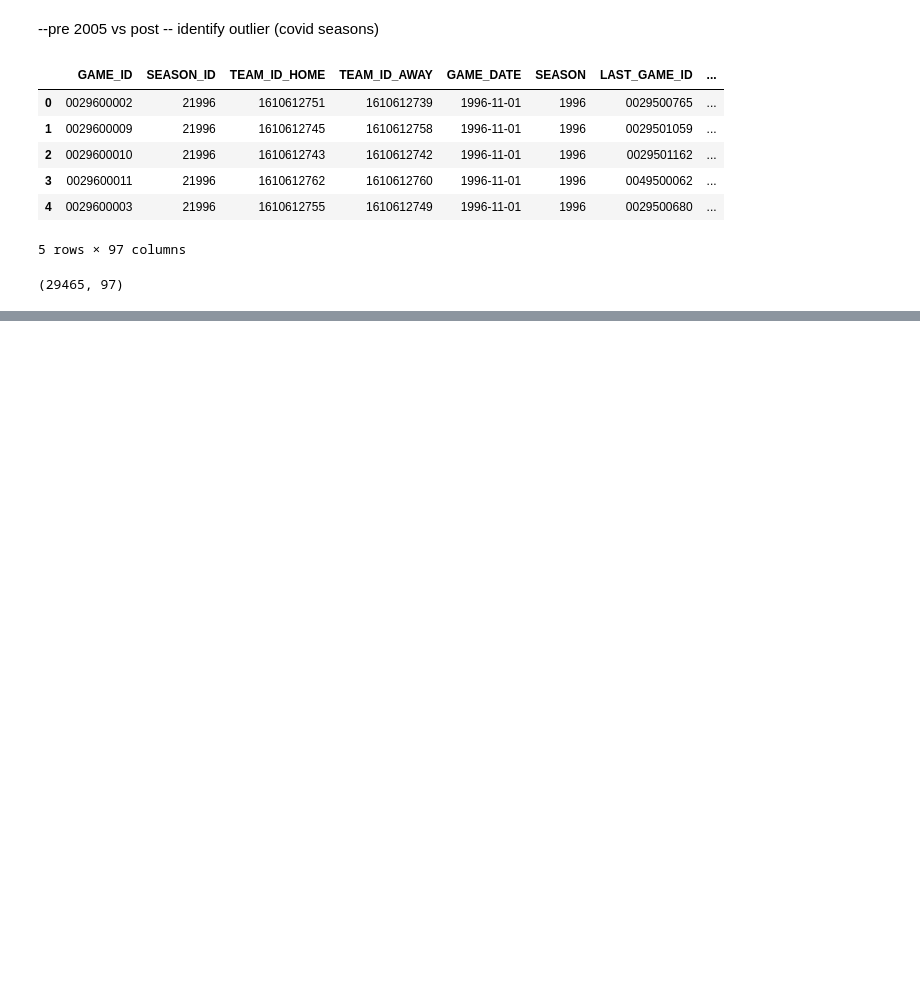
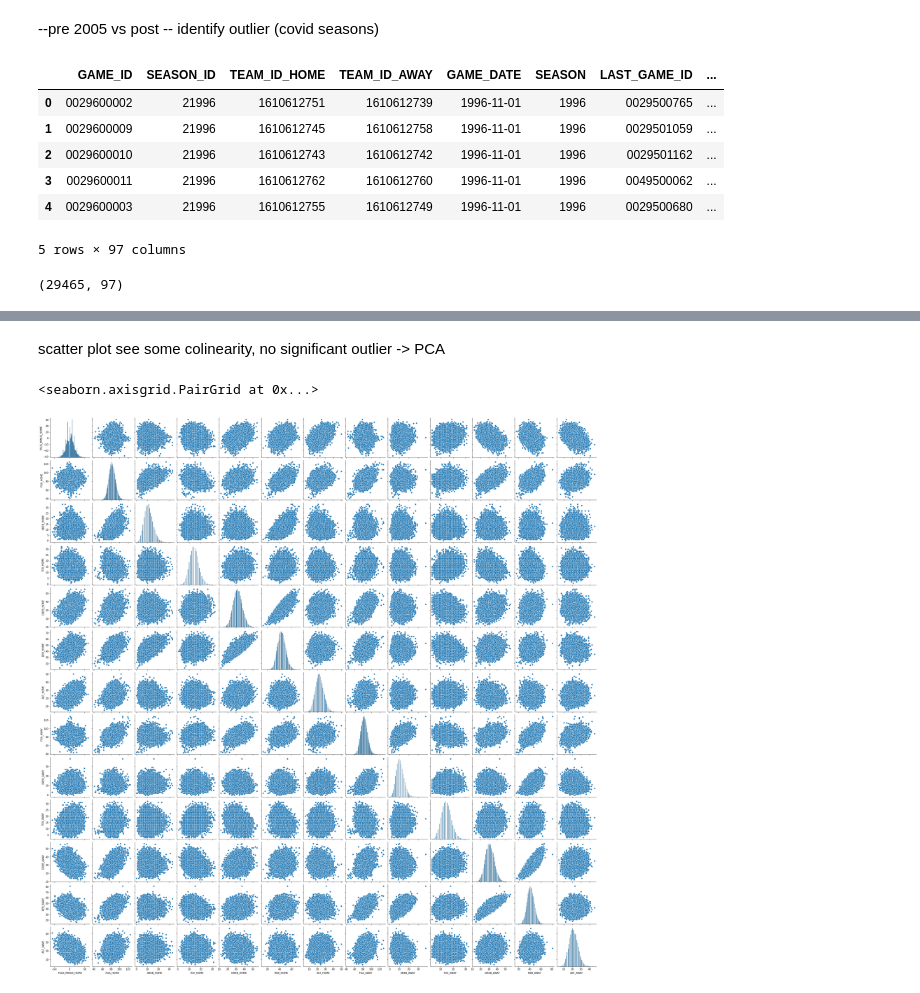
Before and after one commit to Spencer-Weston/W207_Final_NBA_Prediction, a Jupyter notebook: DEA_NBA_Baseline.ipynb, the cells around one changed output, grey strips where cells are left out. Drawn from its saved outputs; the diff is of its cells as text; code cells hidden in the pictures; blank space fills up the shorter version.

```diff
--- a/DEA_NBA_Baseline.ipynb
+++ b/DEA_NBA_Baseline.ipynb
@@ -407,0 +415,8 @@ plt.xlabel('Data');
+# %% [markdown]
+scatter plot see some colinearity, no significant outlier -> PCA
+# %%
+sns.pairplot(Game_modified[['PLUS_MINUS_HOME','FGA_HOME','OREB_HOME','TOV_HOME','DREB_HOME','REB_HOME','AST_HOME',
+                           'FGA_AWAY','OREB_AWAY' ,'TOV_AWAY','DREB_AWAY','REB_AWAY','AST_AWAY']])
+# %% [output]
+<seaborn.axisgrid.PairGrid at 0x...>
+[figure, added]
```
Also changed, not shown: parts of 35 cells of this notebook.
